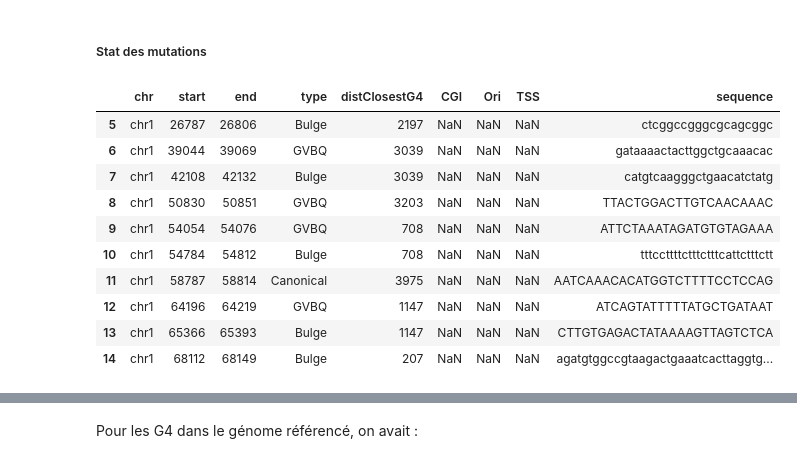
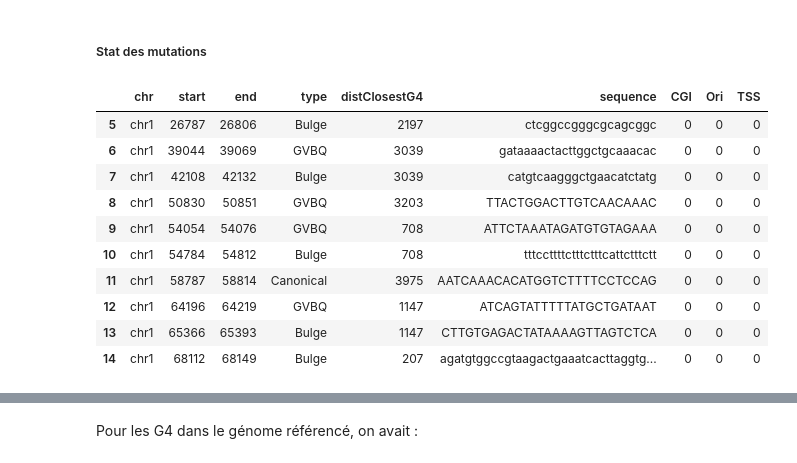
Before and after one commit to chloevogel/TRSante, a Jupyter notebook: Mutations_random.ipynb, the cells around one changed output, grey strips where cells are left out. Cells and saved outputs as stored; diff of their text form; code cells hidden in the pictures.

```diff
--- a/Mutations_random.ipynb
+++ b/Mutations_random.ipynb
@@ -185,20 +187,20 @@ plt.show()
 # %% [markdown]
 ##### Stat des mutations
 # %%
-file = open('C:/Users/BlueC/Documents/Mines/Santé/Code/random_G4_explicit_sansN.csv')
-reader = pd.read_csv(file, delimiter=',')
+file = open('C:/Users/BlueC/Documents/Mines/Santé/Code/annotatedRand.bed')
+reader = pd.read_csv(file, delimiter='\t')
 reader = reader[reader['chr'] == 'chr1']
 reader[5:15]
 # %% [output]
-|  | chr | start | end | type | distClosestG4 | CGI | Ori | TSS | sequence |
-| 5 | chr1 | 26787 | 26806 | Bulge | 2197 | NaN | NaN | NaN | ctcggccgggcgcagcggc |
-| 6 | chr1 | 39044 | 39069 | GVBQ | 3039 | NaN | NaN | NaN | gataaaactacttggctgcaaacac |
-| 7 | chr1 | 42108 | 42132 | Bulge | 3039 | NaN | NaN | NaN | catgtcaagggctgaacatctatg |
-| 8 | chr1 | 50830 | 50851 | GVBQ | 3203 | NaN | NaN | NaN | TTACTGGACTTGTCAACAAAC |
-| 9 | chr1 | 54054 | 54076 | GVBQ | 708 | NaN | NaN | NaN | ATTCTAAATAGATGTGTAGAAA |
-| 10 | chr1 | 54784 | 54812 | Bulge | 708 | NaN | NaN | NaN | tttccttttctttctttcattctttctt |
-| 11 | chr1 | 58787 | 58814 | Canonical | 3975 | NaN | NaN | NaN | AATCAAACACATGGTCTTTTCCTCCAG |
-| 12 | chr1 | 64196 | 64219 | GVBQ | 1147 | NaN | NaN | NaN | ATCAGTATTTTTATGCTGATAAT |
-| 13 | chr1 | 65366 | 65393 | Bulge | 1147 | NaN | NaN | NaN | CTTGTGAGACTATAAAAGTTAGTCTCA |
-| 14 | chr1 | 68112 | 68149 | Bulge | 207 | NaN | NaN | NaN | agatgtggccgtaagactgaaatcacttaggtg... |
+|  | chr | start | end | type | distClosestG4 | sequence | CGI | Ori | TSS |
+| 5 | chr1 | 26787 | 26806 | Bulge | 2197 | ctcggccgggcgcagcggc | 0 | 0 | 0 |
+| 6 | chr1 | 39044 | 39069 | GVBQ | 3039 | gataaaactacttggctgcaaacac | 0 | 0 | 0 |
+| 7 | chr1 | 42108 | 42132 | Bulge | 3039 | catgtcaagggctgaacatctatg | 0 | 0 | 0 |
+| 8 | chr1 | 50830 | 50851 | GVBQ | 3203 | TTACTGGACTTGTCAACAAAC | 0 | 0 | 0 |
+| 9 | chr1 | 54054 | 54076 | GVBQ | 708 | ATTCTAAATAGATGTGTAGAAA | 0 | 0 | 0 |
+| 10 | chr1 | 54784 | 54812 | Bulge | 708 | tttccttttctttctttcattctttctt | 0 | 0 | 0 |
+| 11 | chr1 | 58787 | 58814 | Canonical | 3975 | AATCAAACACATGGTCTTTTCCTCCAG | 0 | 0 | 0 |
+| 12 | chr1 | 64196 | 64219 | GVBQ | 1147 | ATCAGTATTTTTATGCTGATAAT | 0 | 0 | 0 |
+| 13 | chr1 | 65366 | 65393 | Bulge | 1147 | CTTGTGAGACTATAAAAGTTAGTCTCA | 0 | 0 | 0 |
+| 14 | chr1 | 68112 | 68149 | Bulge | 207 | agatgtggccgtaagactgaaatcacttaggtg... | 0 | 0 | 0 |
 # %%
```
Also changed, not shown: parts of 24 cells of this notebook.
